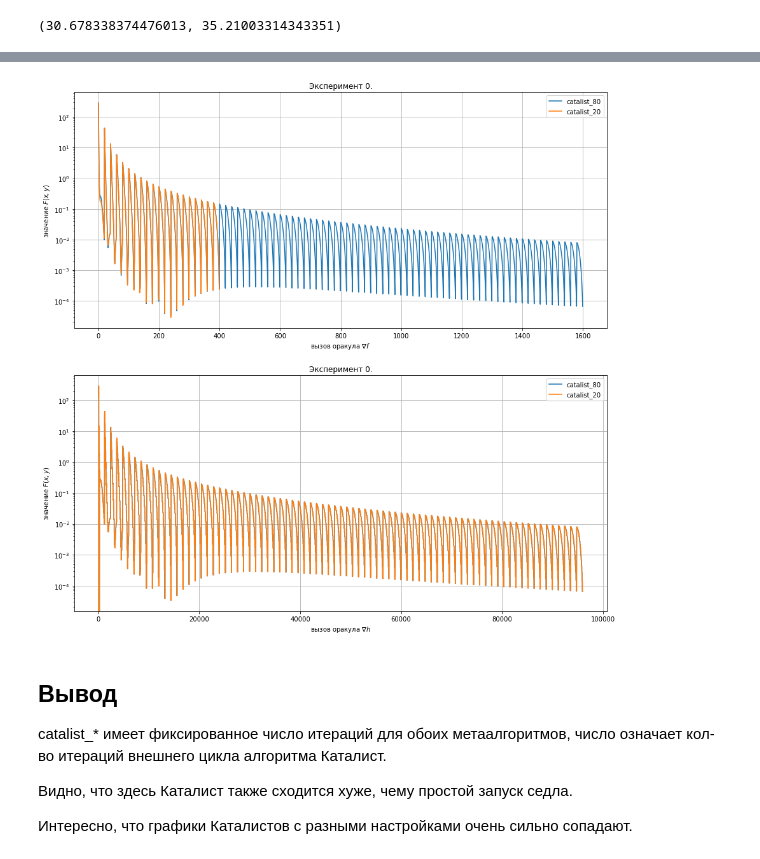
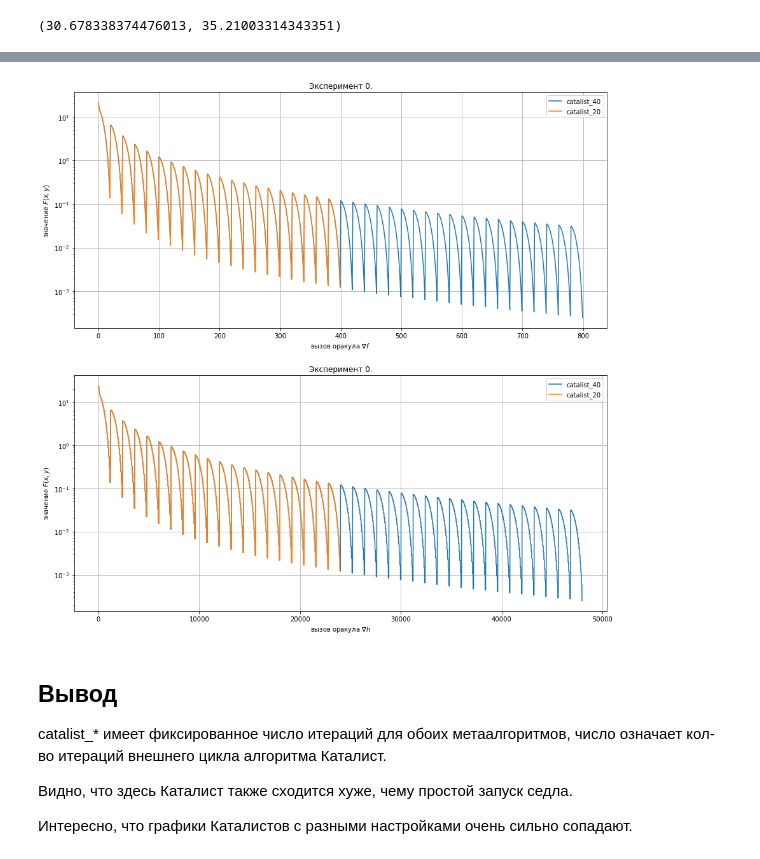
Before and after one commit to nikvas0/optimization_project, a Jupyter notebook: experiments_exp2.ipynb, the cells around one changed output, grey strips where cells are left out. Saved outputs shown, nothing was run; the diff lists cells and outputs as text; code cells hidden in the pictures.

```diff
--- a/experiments_exp2.ipynb
+++ b/experiments_exp2.ipynb
@@ -67,7 +69,8 @@ def RunSaddle(x_0, y_0, exp, k_out=50, k_in=50, k_n=5, x_grad_stop_eps=None, y_g
             'Li': np.array([10] * M),
             'S': np.array([(10 + 1)**(1/2)] * M),
             'stop_callback': None
-        }
+        },
+        'notnegative_y': True
     })
 
     return x, y, stats
@@ -115,7 +118,8 @@ def RunSaddleAdaptiveEps(x_0, y_0, exp, k_out=50, k_in=50, k_n=5, eps_start=10**
             'Li': np.array([10] * M),
             'S': np.array([(10 + 1)**(1/2)] * M),
             'stop_callback': None
-        }
+        },
+        'notnegative_y': True
     })
 
     return x, y, stats
@@ -164,7 +168,8 @@ def RunSaddleCatalist(x_0, y_0, exp, k_catalist, H, k_out=50, k_in=50, k_n=5, x_
             'Li': np.array([10] * M),
             'S': np.array([(10 + 1)**(1/2)] * M),
             'stop_callback': None
-        }
+        },
+        'notnegative_y': True
     })
 
     return x, y, stats
@@ -388,6 +393,7 @@ for i in range(len(exps)):
 
     plt.yscale("log")
     plt.ylabel('$||\\nabla F_y||$')
+    plt.xscale("log")
     plt.xlabel('вызов оракула $\\nabla h$')
     plt.grid(True)
     plt.legend()
@@ -414,37 +412,37 @@ plt.figure(figsize=(15,15))
 
 for i in range(len(exps)):
     ax = plt.subplot(2, 1, 1 + i * 2)
     ax.set_title('Эксперимент {}.'.format(i))
 
     Ff = collectFfromfOracleCatalist(res_catalist_80[i])
-    ax.plot(range(len(Ff)), Ff, label='catalist_80')
+    ax.plot(range(len(Ff)), Ff, label='catalist_40')
 
     Ff = collectFfromfOracleCatalist(res_catalist_20[i])
     ax.plot(range(len(Ff)), Ff, label='catalist_20')
 
     plt.yscale("log")
     plt.ylabel('значение $F(x, y)$')
     plt.xlabel('вызов оракула $\\nabla f$')
     plt.grid(True)
     plt.legend()
 
 
     ax = plt.subplot(2, 1, 1 + i * 2 + 1)
     ax.set_title('Эксперимент {}.'.format(i))
 
     Fh = collectFfromhOracleCatalist(res_catalist_80[i])
-    ax.plot(range(len(Fh)), Fh, label='catalist_80')
+    ax.plot(range(len(Fh)), Fh, label='catalist_40')
 
-    Fh = collectFfromhOracleCatalist(res_catalist_80[i])
+    Fh = collectFfromhOracleCatalist(res_catalist_20[i])
     ax.plot(range(len(Fh)), Fh, label='catalist_20')
 
     plt.yscale("log")
     plt.ylabel('значение $F(x, y)$')
     plt.xlabel('вызов оракула $\\nabla h$')
     plt.grid(True)
     plt.legend()
 # %% [output]
-[figure, old version]
+[figure, new version]
 # %% [markdown]
 ## **Вывод**
 
```
Also changed, not shown: parts of 8 cells of this notebook, 5 other files.
